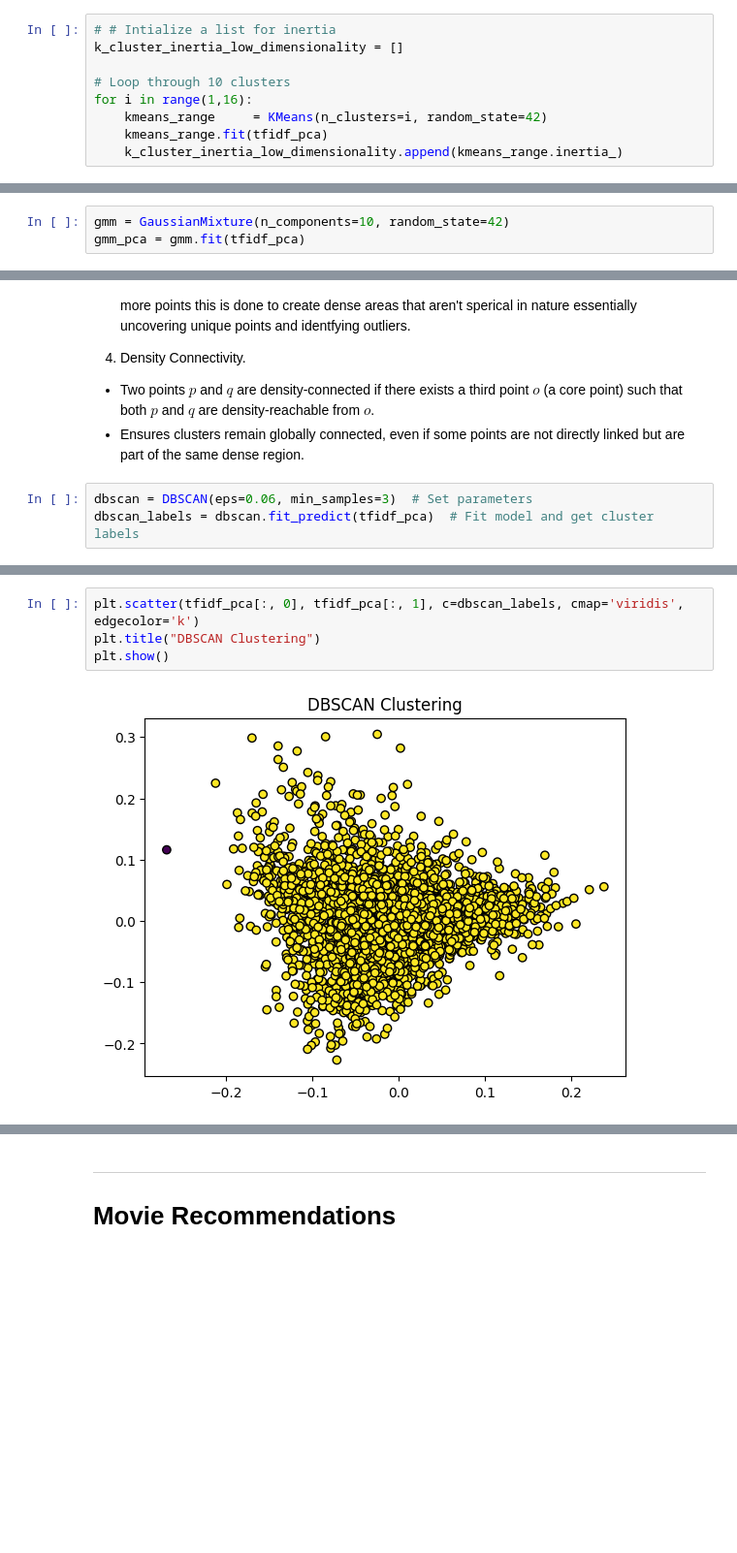
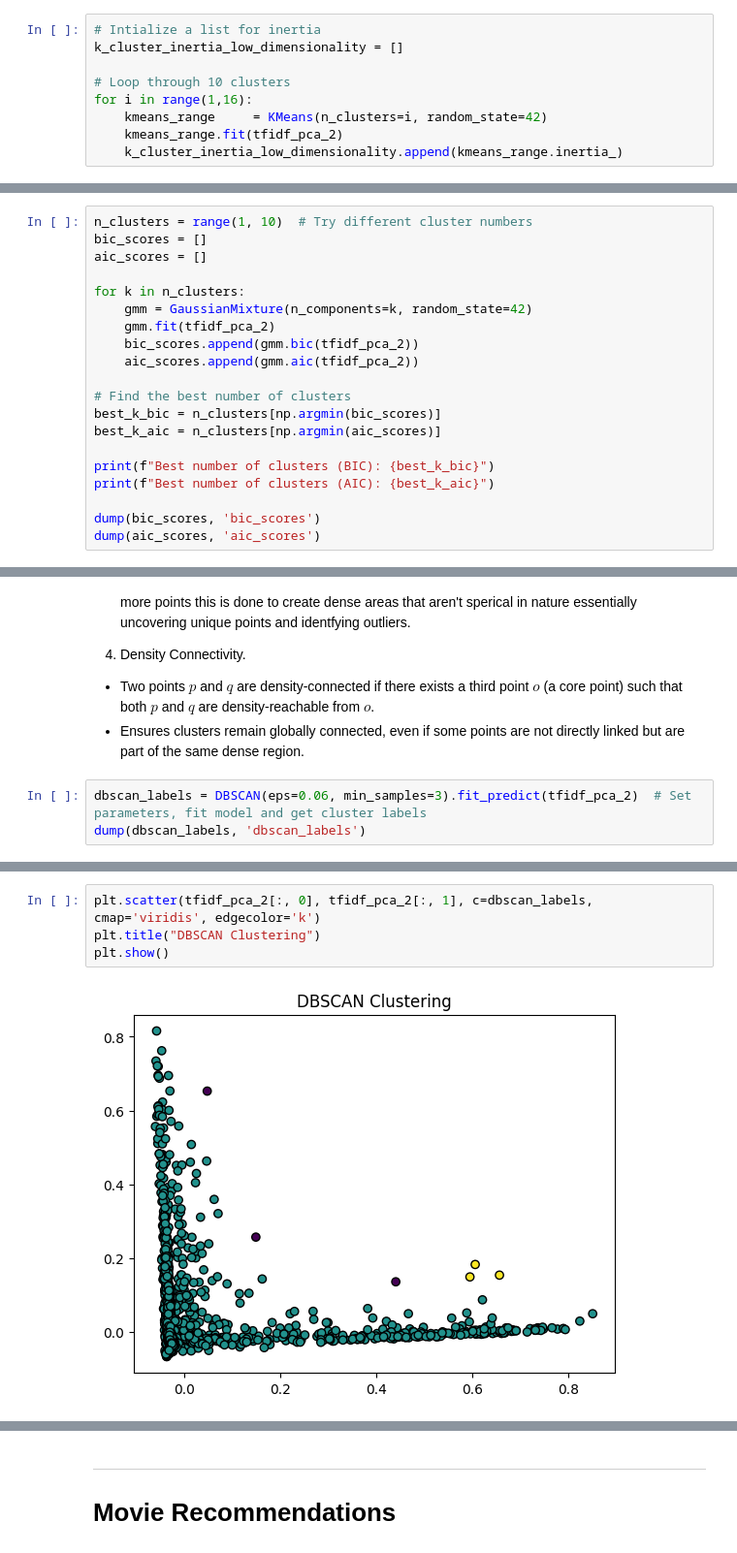
Before and after one commit to Lennykiruthu/foundation-ds-projects, a Jupyter notebook: Movie-Genre-Classification.ipynb, the cells around one changed output, grey strips where cells are left out. Shown at 97% size. Saved outputs shown, nothing was run; the diff lists cells and outputs as text; blank space fills up the shorter version.

Commit message:
Retrained all models after isolating an issue with the combined text feature with drastically imporved accuracy.

```diff
--- a/Movie-Genre-Classification.ipynb
+++ b/Movie-Genre-Classification.ipynb
@@ -362,11 +464,11 @@ dump(tfidf_pca, 'tfidf_pca_2')
 # %%
-# # Intialize a list for inertia
+# Intialize a list for inertia
 k_cluster_inertia_low_dimensionality = []
 
 # Loop through 10 clusters
 for i in range(1,16):
     kmeans_range     = KMeans(n_clusters=i, random_state=42)
-    kmeans_range.fit(tfidf_pca)
+    kmeans_range.fit(tfidf_pca_2)
     k_cluster_inertia_low_dimensionality.append(kmeans_range.inertia_)
 # %%
 # Store Interia values using joblib to compare later with lower dimension data
@@ -412,3 +510,0 @@ dump(kmeans_labels, 'kmeans_labels')
-# %%
-gmm = GaussianMixture(n_components=10, random_state=42)
-gmm_pca = gmm.fit(tfidf_pca)
@@ -424,0 +585,20 @@ dump(gmm_pca_labels, 'gmm_pca_labels')
+# %%
+n_clusters = range(1, 10)  # Try different cluster numbers
+bic_scores = []
+aic_scores = []
+
+for k in n_clusters:
+    gmm = GaussianMixture(n_components=k, random_state=42)
+    gmm.fit(tfidf_pca_2)
+    bic_scores.append(gmm.bic(tfidf_pca_2))
+    aic_scores.append(gmm.aic(tfidf_pca_2))
+
+# Find the best number of clusters
+best_k_bic = n_clusters[np.argmin(bic_scores)]
+best_k_aic = n_clusters[np.argmin(aic_scores)]
+
+print(f"Best number of clusters (BIC): {best_k_bic}")
+print(f"Best number of clusters (AIC): {best_k_aic}")
+
+dump(bic_scores, 'bic_scores')
+dump(aic_scores, 'aic_scores')
@@ -502,5 +719,5 @@ DBSCAN groups points into clusters based on density, defining dense regions as c
 - Two points $p$ and $q$ are density-connected if there exists a third point $o$ (a core point) such that both $p$ and $q$ are density-reachable from $o$.
 - Ensures clusters remain globally connected, even if some points are not directly linked but are part of the same dense region.
 # %%
-dbscan = DBSCAN(eps=0.06, min_samples=3)  # Set parameters
-dbscan_labels = dbscan.fit_predict(tfidf_pca)  # Fit model and get cluster labels
+dbscan_labels = DBSCAN(eps=0.06, min_samples=3).fit_predict(tfidf_pca_2)  # Set parameters, fit model and get cluster labels
+dump(dbscan_labels, 'dbscan_labels')
@@ -511,7 +728,7 @@ print(np.unique(dbscan_labels))
 # %%
-plt.scatter(tfidf_pca[:, 0], tfidf_pca[:, 1], c=dbscan_labels, cmap='viridis', edgecolor='k')
+plt.scatter(tfidf_pca_2[:, 0], tfidf_pca_2[:, 1], c=dbscan_labels, cmap='viridis', edgecolor='k')
 plt.title("DBSCAN Clustering")
 plt.show()
 # %% [output]
-[figure, old version]
+[figure, new version]
 # %%
```
Also changed, not shown: parts of 74 cells of this notebook, 13 other files.
